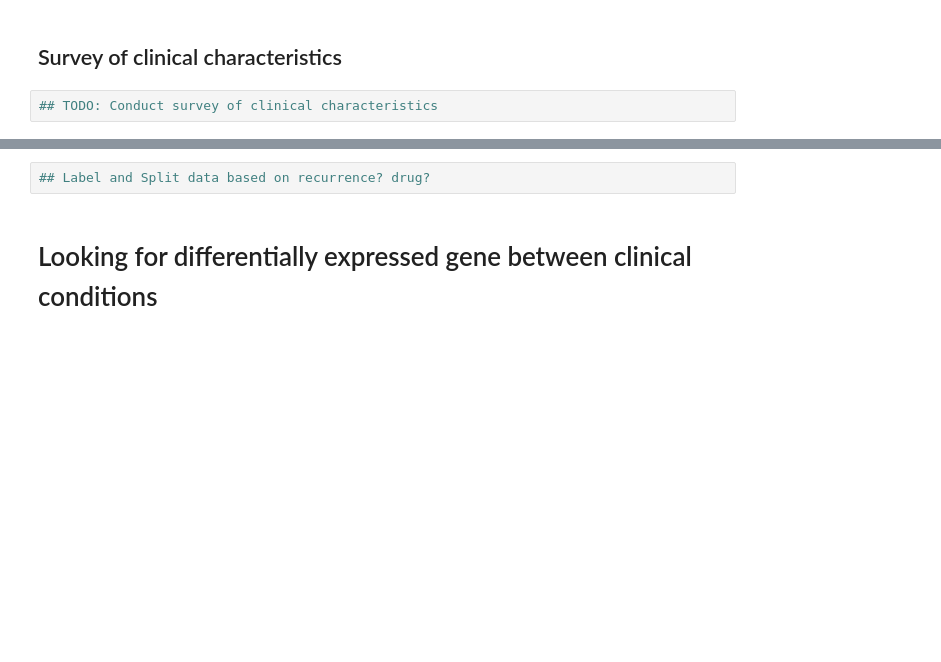
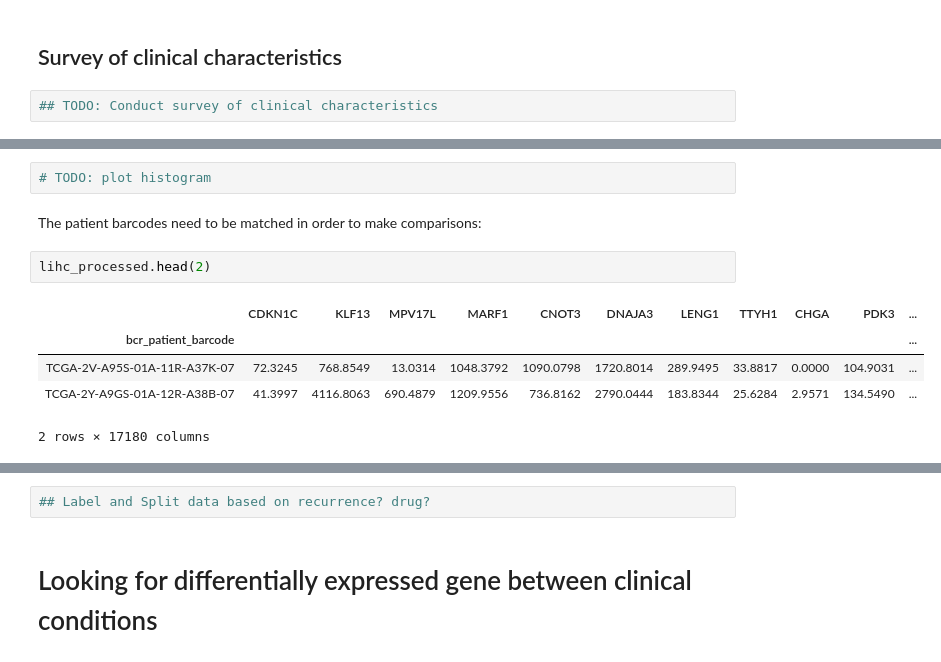
Before and after one commit to sohilsshah91/hacknights, a Jupyter notebook: tcga-lihc/1.1-hacknight-tcga-eda.ipynb, the cells around one changed output, grey strips where cells are left out. Drawn from its saved outputs; the diff is of its cells as text; blank space fills up the shorter version.

```diff
--- a/tcga-lihc/1.1-hacknight-tcga-eda.ipynb
+++ b/tcga-lihc/1.1-hacknight-tcga-eda.ipynb
@@ -332,0 +374,12 @@ lihc_processed.shape
+# %%
+# TODO: plot histogram
+# %% [markdown]
+The patient barcodes need to be matched in order to make comparisons:
+# %%
+lihc_processed.head(2)
+# %% [output]
+|  | CDKN1C | KLF13 | MPV17L | MARF1 | CNOT3 | DNAJA3 | LENG1 | TTYH1 | CHGA | PDK3 | ... |
+| bcr_patient_barcode |  |  |  |  |  |  |  |  |  |  | ... |
+| TCGA-2V-A95S-01A-11R-A37K-07 | 72.3245 | 768.8549 | 13.0314 | 1048.3792 | 1090.0798 | 1720.8014 | 289.9495 | 33.8817 | 0.0000 | 104.9031 | ... |
+| TCGA-2Y-A9GS-01A-12R-A38B-07 | 41.3997 | 4116.8063 | 690.4879 | 1209.9556 | 736.8162 | 2790.0444 | 183.8344 | 25.6284 | 2.9571 | 134.5490 | ... |
+2 rows × 17180 columns
```
Also changed, not shown: parts of 19 cells of this notebook.
